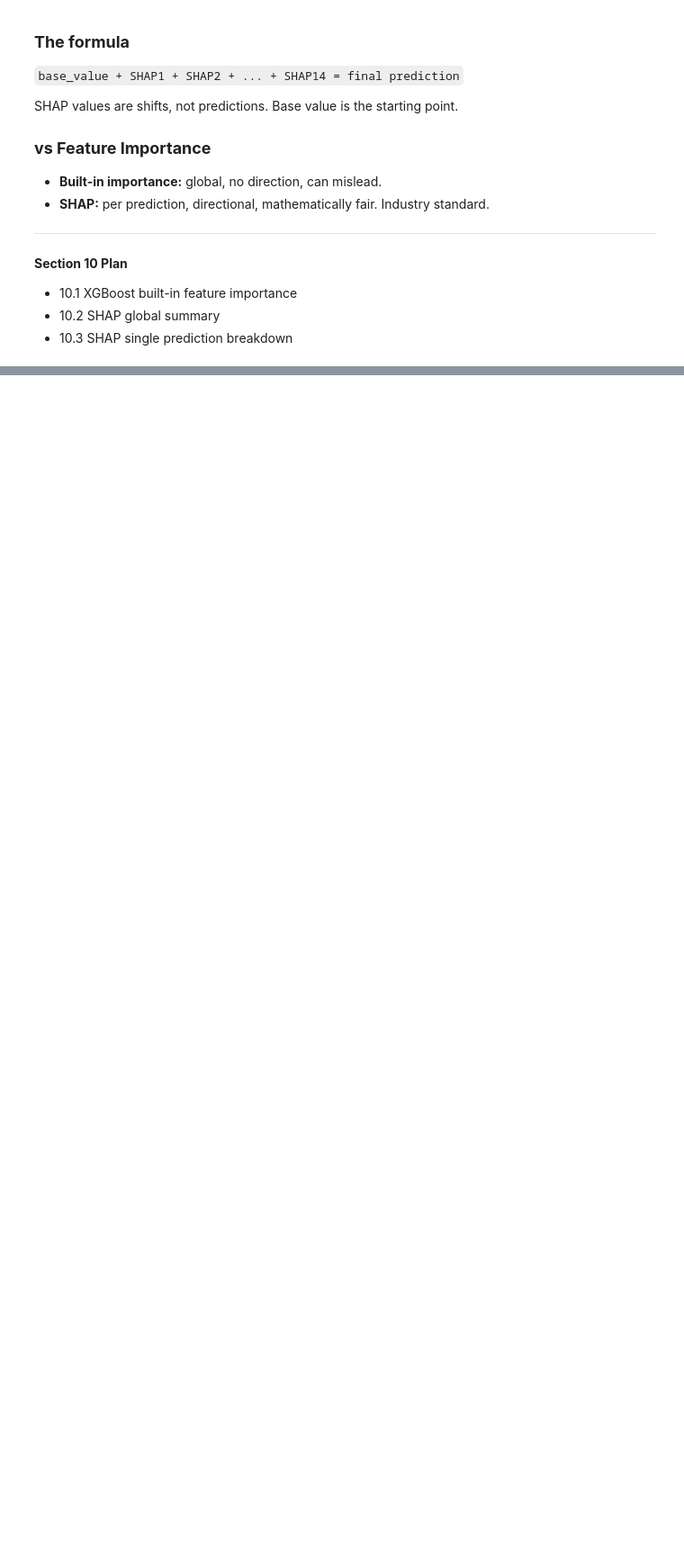
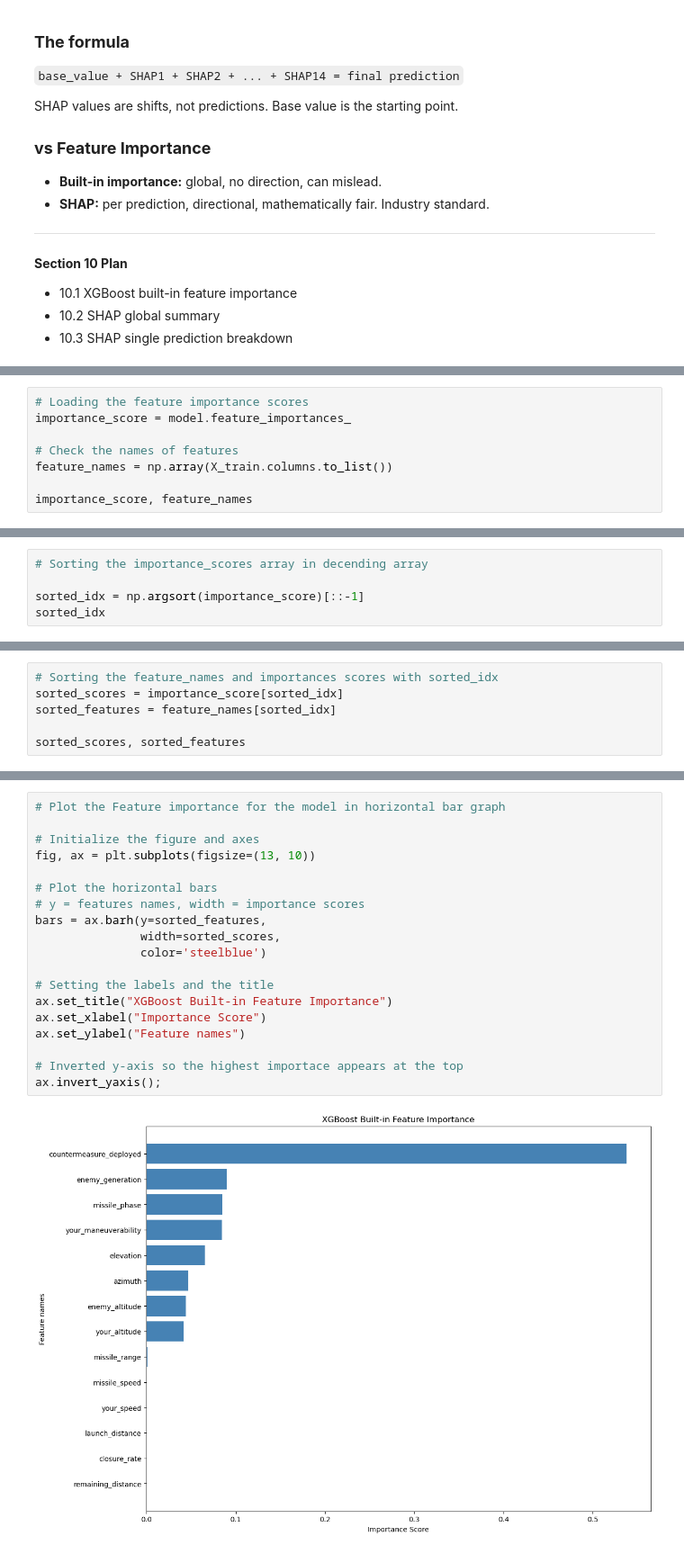
Before and after one commit to Eakempreet/ATAS_Project, a Jupyter notebook: notebooks/03_hit_classifier/03_hit_classifier.ipynb, the cells around one changed output, grey strips where cells are left out. Shown at 90% size. Cells and saved outputs as stored; diff of their text form; blank space fills up the shorter version.

Commit message:
Analyize of build-in  feature importances for the model

```diff
--- a/notebooks/03_hit_classifier/03_hit_classifier.ipynb
+++ b/notebooks/03_hit_classifier/03_hit_classifier.ipynb
@@ -1272,0 +1281,8 @@ SHAP values are shifts, not predictions. Base value is the starting point.
+# %%
+# Loading the feature importance scores
+importance_score = model.feature_importances_
+
+# Check the names of features
+feature_names = np.array(X_train.columns.to_list())
+
+importance_score, feature_names
@@ -1272,0 +1299,5 @@ SHAP values are shifts, not predictions. Base value is the starting point.
+# %%
+# Sorting the importance_scores array in decending array
+
+sorted_idx = np.argsort(importance_score)[::-1]
+sorted_idx
@@ -1272,0 +1306,6 @@ SHAP values are shifts, not predictions. Base value is the starting point.
+# %%
+# Sorting the feature_names and importances scores with sorted_idx
+sorted_scores = importance_score[sorted_idx]
+sorted_features = feature_names[sorted_idx]
+
+sorted_scores, sorted_features
@@ -1272,0 +1322,21 @@ SHAP values are shifts, not predictions. Base value is the starting point.
+# %%
+# Plot the Feature importance for the model in horizontal bar graph
+
+# Initialize the figure and axes
+fig, ax = plt.subplots(figsize=(13, 10))
+
+# Plot the horizontal bars
+# y = features names, width = importance scores
+bars = ax.barh(y=sorted_features,
+               width=sorted_scores,
+               color='steelblue')
+
+# Setting the labels and the title
+ax.set_title("XGBoost Built-in Feature Importance")
+ax.set_xlabel("Importance Score")
+ax.set_ylabel("Feature names")
+
+# Inverted y-axis so the highest importace appears at the top
+ax.invert_yaxis();
+# %% [output]
+[figure, added]
```
Also changed, not shown: parts of 5 cells of this notebook.
